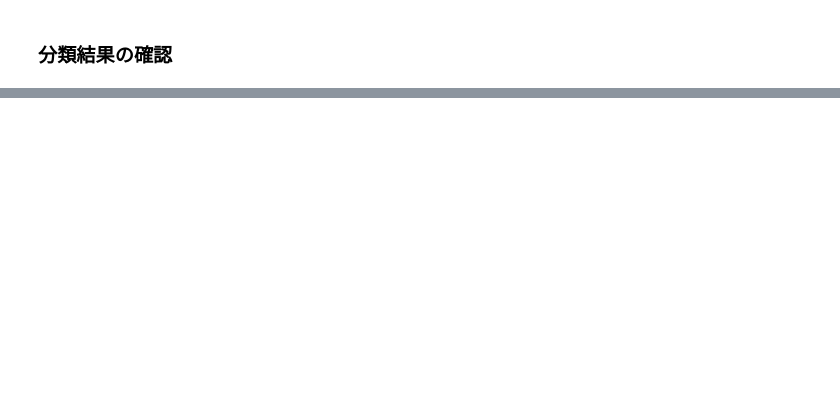
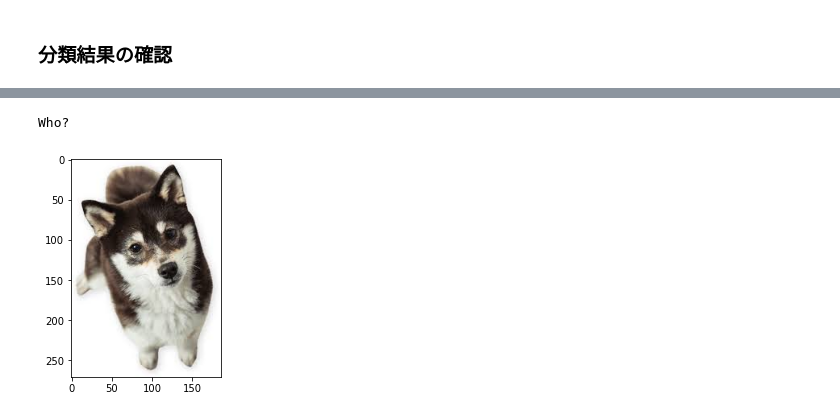
Before and after one commit to KJMAN678/Image_classification_by_keras, a Jupyter notebook: ImageProcessing.ipynb, the cells around one changed output, grey strips where cells are left out. Saved outputs shown, nothing was run; the diff lists cells and outputs as text; code cells hidden in the pictures; blank space fills up the shorter version.

```diff
--- a/ImageProcessing.ipynb
+++ b/ImageProcessing.ipynb
@@ -175,7 +267,12 @@ np.argmax(temp1)
 # 判定結果を表示する関数
 def tasting_fruits(image_path):
     preds = make_predictions(image_path)
-    if np.argmax(preds)>=4:
-        print("It's ratten! Not yammy! Boo!")
+    if np.argmax(preds)>0:
+        print("Who?")
     else:
-        print("It's fresh! Yammy! Yes!")
+        print("It's SHIRAI_Fammily's Duddy !")
+# %%
+tasting_fruits('data/check/images.jpg')
+# %% [output]
+Who?
+[figure, added]
```
Also changed, not shown: parts of 29 cells of this notebook, 1 other file.
